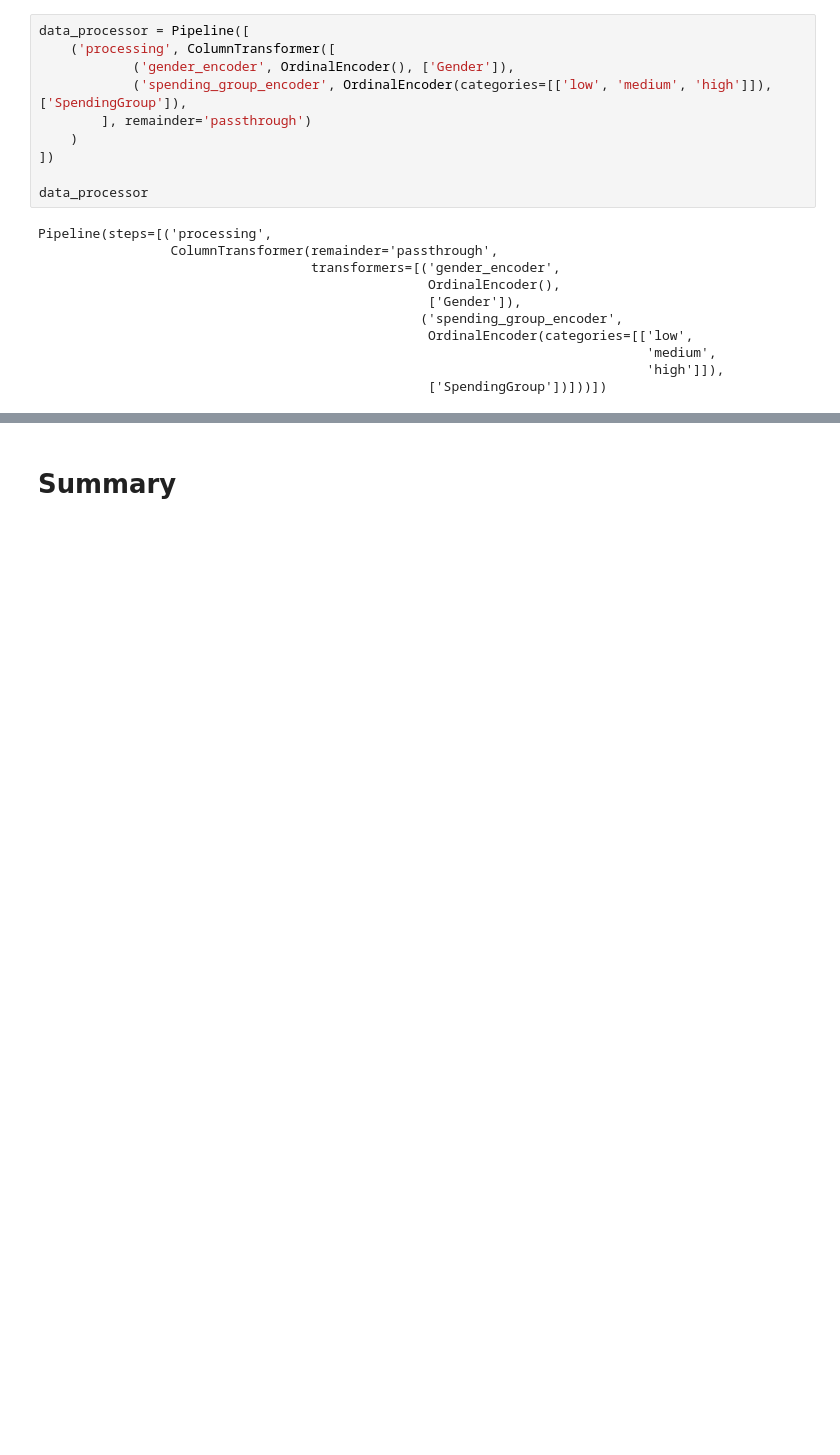
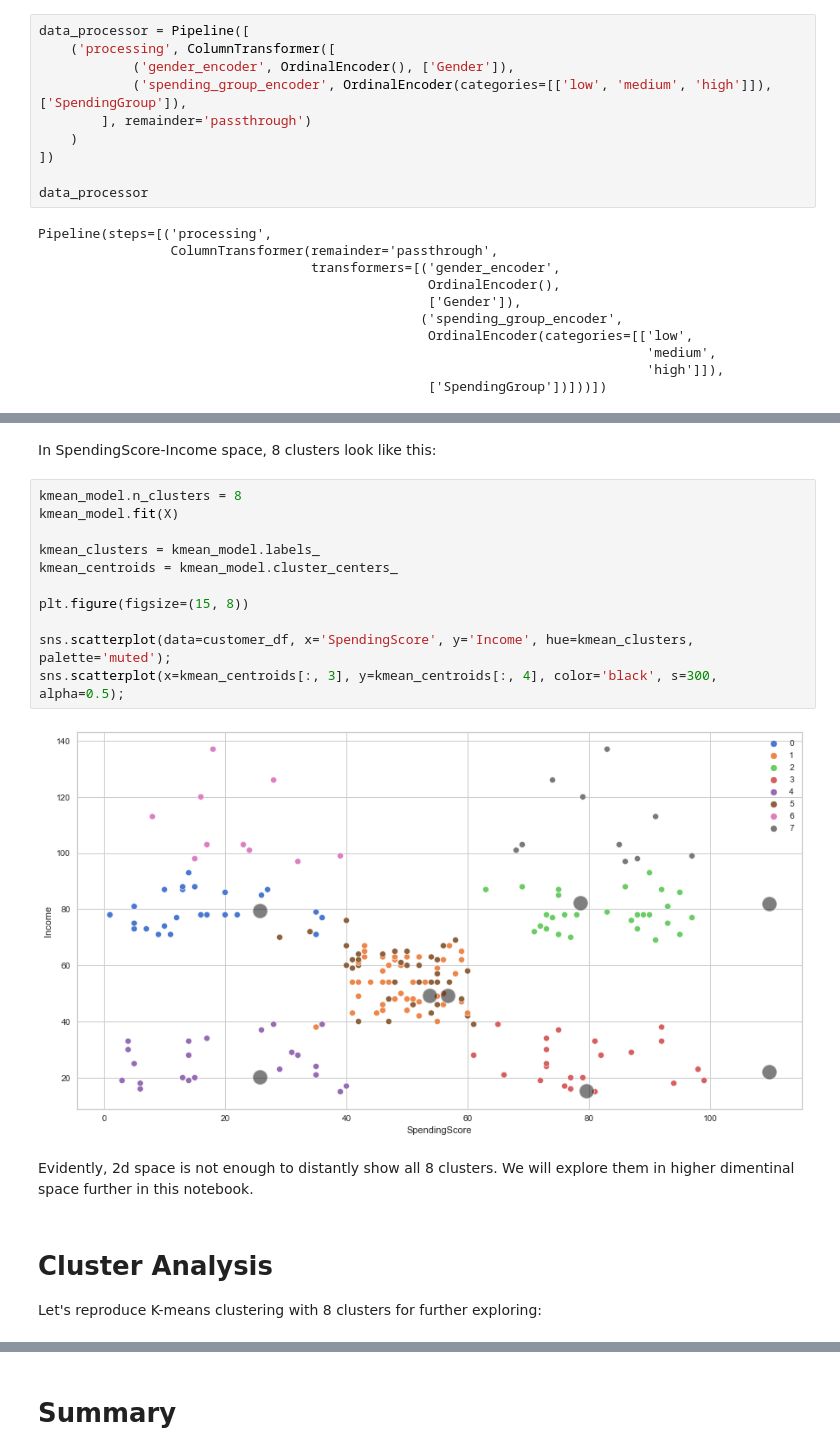
Before and after one commit to roma-glushko/kaggle-mall-customer-segmentation, a Jupyter notebook: index.ipynb, the cells around one changed output, grey strips where cells are left out. Cells and saved outputs as stored; diff of their text form; blank space fills up the shorter version.

```diff
--- a/index.ipynb
+++ b/index.ipynb
@@ -277 +287,22 @@ silhouette_visualizer.show();
+# %% [markdown]
+In SpendingScore-Income space, 8 clusters look like this:
+# %%
+kmean_model.n_clusters = 8
+kmean_model.fit(X)
+
+kmean_clusters = kmean_model.labels_
+kmean_centroids = kmean_model.cluster_centers_
+
+plt.figure(figsize=(15, 8))
+
+sns.scatterplot(data=customer_df, x='SpendingScore', y='Income', hue=kmean_clusters, palette='muted');
+sns.scatterplot(x=kmean_centroids[:, 3], y=kmean_centroids[:, 4], color='black', s=300, alpha=0.5);
+# %% [output]
+[figure, added]
+# %% [markdown]
+Evidently, 2d space is not enough to distantly show all 8 clusters. We will explore them in higher dimentinal space further in this notebook.
+# %% [markdown]
+# Cluster Analysis
+
+Let's reproduce K-means clustering with 8 clusters for further exploring:
 # %%
```
Also changed, not shown: parts of 25 cells of this notebook.
